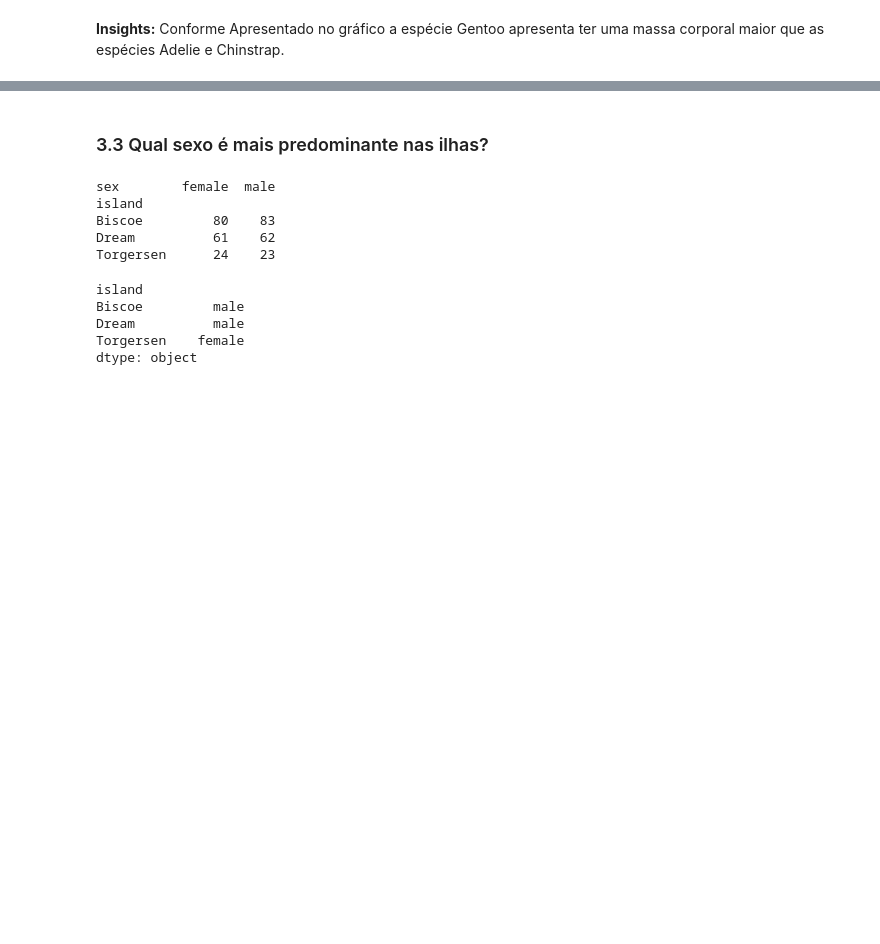
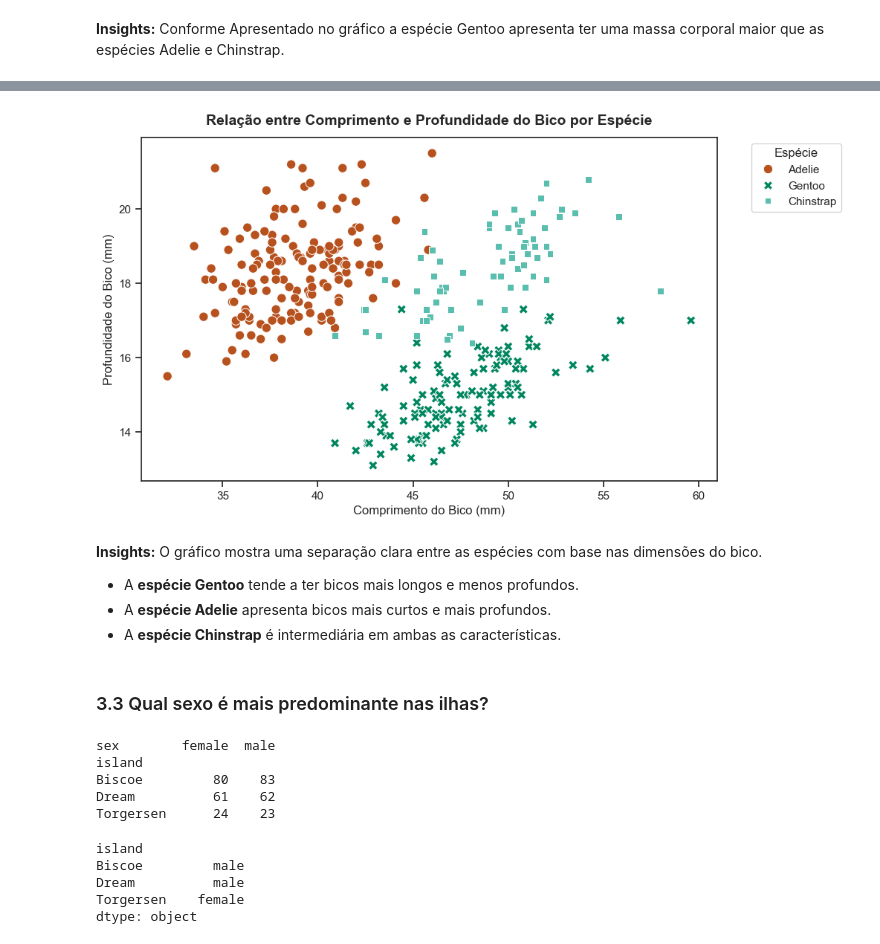
Before and after one commit to HalaneMoreira/avanti-bootcamp-cdd, a Jupyter notebook: notebooks/01-exploratory_data_analysis.ipynb, the cells around one changed output, grey strips where cells are left out. Cells and saved outputs as stored; diff of their text form; code cells hidden in the pictures; blank space fills up the shorter version.

```diff
--- a/notebooks/01-exploratory_data_analysis.ipynb
+++ b/notebooks/01-exploratory_data_analysis.ipynb
@@ -136,3 +184,32 @@ pinguins.plot.scatter(x='bill_length_mm', y='bill_depth_mm')
+# %%
+# Criar o scatter plot
+plt.figure(figsize=(10, 6))
+sns.scatterplot(
+    x="bill_length_mm",
+    y="bill_depth_mm",
+    hue="species",
+    data=df,
+    palette=["#b7521f","#00865f","#59bead"],
+    style="species",
+    s=80
+)
+
+# Adicionar título
+plt.title("Relação entre Comprimento e Profundidade do Bico por Espécie",fontweight='bold', fontsize=14, y=1.02)
+plt.xlabel("Comprimento do Bico (mm)", fontsize=12)
+plt.ylabel("Profundidade do Bico (mm)", fontsize=12)
+
+# Legenda
+plt.legend(title="Espécie", bbox_to_anchor=(1.05,1), loc='upper left')
+
+plt.show()
+# %% [output]
+[figure, added]
+# %% [markdown]
+**Insights:** O gráfico mostra uma separação clara entre as espécies com base nas dimensões do bico.
+- A **espécie Gentoo** tende a ter bicos mais longos e menos profundos.
+- A **espécie Adelie** apresenta bicos mais curtos e mais profundos.
+- A **espécie Chinstrap** é intermediária em ambas as características.
 # %% [markdown]
 ### 3.3 Qual sexo é mais predominante nas ilhas?
 # %%
```
Also changed, not shown: parts of 35 cells of this notebook, 4 other files.
